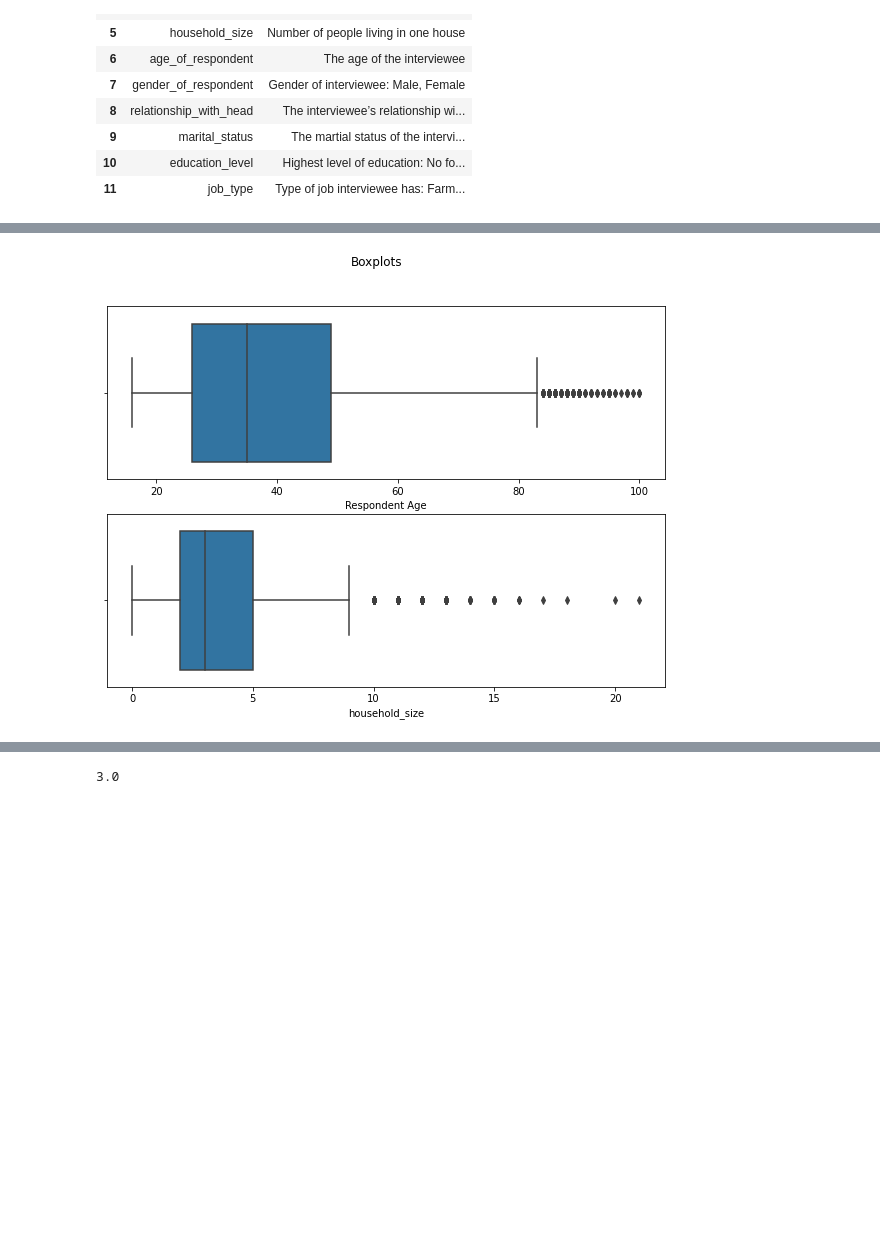
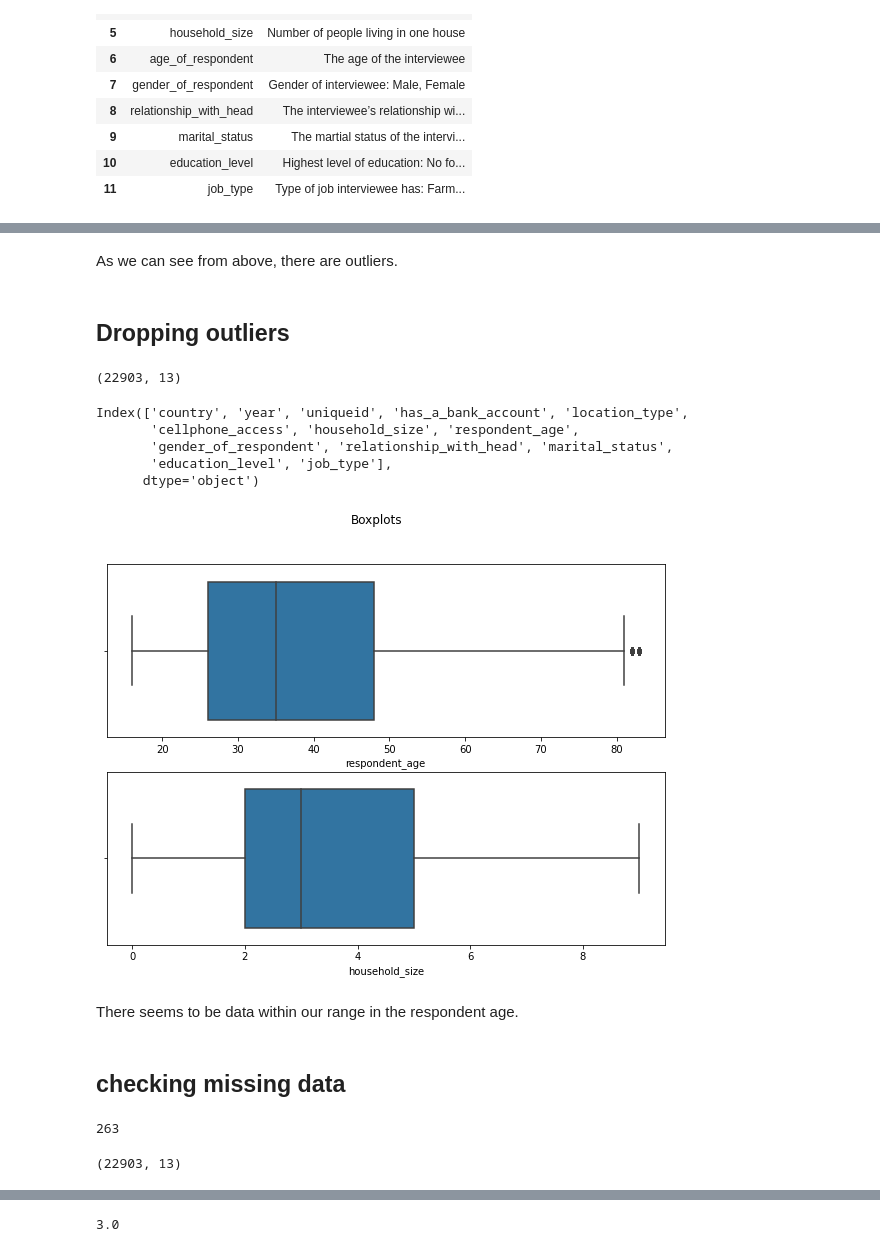
Before and after one commit to whiteroserobot/FINANCIAL-INCLUSION-prediction, a Jupyter notebook: sample.ipynb, the cells around one changed output, grey strips where cells are left out. Drawn from its saved outputs; the diff is of its cells as text; code cells hidden in the pictures; blank space fills up the shorter version.

```diff
--- a/sample.ipynb
+++ b/sample.ipynb
@@ -32,5 +45,5 @@ import matplotlib.pyplot as plt
 # %% [markdown]
 # loading datasets
 # %%
-df = pd.read_csv('/home/addam/moringa-school-projects/core ipwk2/Financial Dataset - 1.csv')
+df = pd.read_csv('/home/addam/Downloads/core/core ipwk2/Financial Dataset - 1.csv')
 # %%
@@ -130,0 +135,8 @@ Index(['country', 'year', 'uniqueid', 'Has a Bank account', 'Type of Location',
+# %%
+# renaming columns
+
+df.columns = ['country', 'year', 'uniqueid', 'has_a_bank_account','location_type', 'cellphone_access',
+'household_size', 'respondent_age', 'gender_of_respondent',
+ 'relationship_with_head', 'marital_status','education_level', 'job_type']
+
+df.head()
@@ -141,11 +174,55 @@ An example would be suppose that you're working with a dataset on the population
+# %% [markdown]
+As we can see from above, there are outliers.
+# %% [markdown]
+## Dropping outliers
+# %%
+# Calculating our first, third quantiles and then later our IQR
+# ---
+Q1 = df.quantile(0.25)
+Q3 = df.quantile(0.75)
+IQR = Q3 - Q1
+
+# Removing outliers based on the IQR range and stores the result in the data frame 'df_out'
+# ---
+#
+df = df[~((df < (Q1 - 1.5 * IQR)) | (df > (Q3 + 1.5 * IQR))).any(axis=1)]
+
+# Printing the shape of our new dataset
+# ---
+#
+print(df.shape)
+# %% [output]
+(22903, 13)
+# %%
+df.columns
+# %% [output]
+Index(['country', 'year', 'uniqueid', 'has_a_bank_account', 'location_type',
+       'cellphone_access', 'household_size', 'respondent_age',
+       'gender_of_respondent', 'relationship_with_head', 'marital_status',
+       'education_level', 'job_type'],
+      dtype='object')
 # %%
-# Checking for Outliers
-#
+# confirming no outliers
+
 fig, (ax1, ax2) = plt.subplots(2, figsize=(10, 7))
 fig.suptitle('Boxplots')
-sns.boxplot(df['Respondent Age'], ax=ax1)
+sns.boxplot(df['respondent_age'], ax=ax1)
 sns.boxplot(df['household_size'], ax=ax2)
 
 plt.show()
 # %% [output]
-[figure, old version]
+[figure, new version]
+# %% [markdown]
+There seems to be data within our range in the respondent age.
+# %% [markdown]
+## checking missing data
+# %%
+# Identifying the Missing Data
+#
+df.isnull().sum().sum()
+# %% [output]
+263
+# %%
+df.shape
+# %% [output]
+(22903, 13)
```
Also changed, not shown: parts of 136 cells of this notebook.
